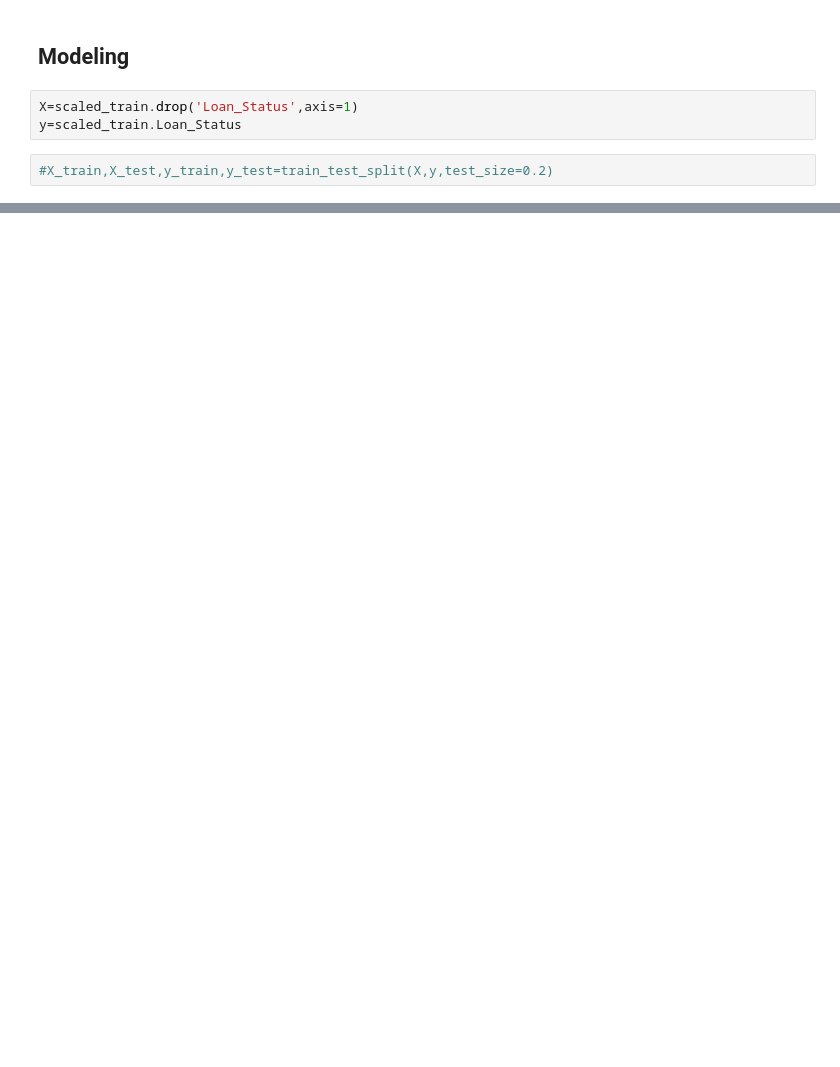
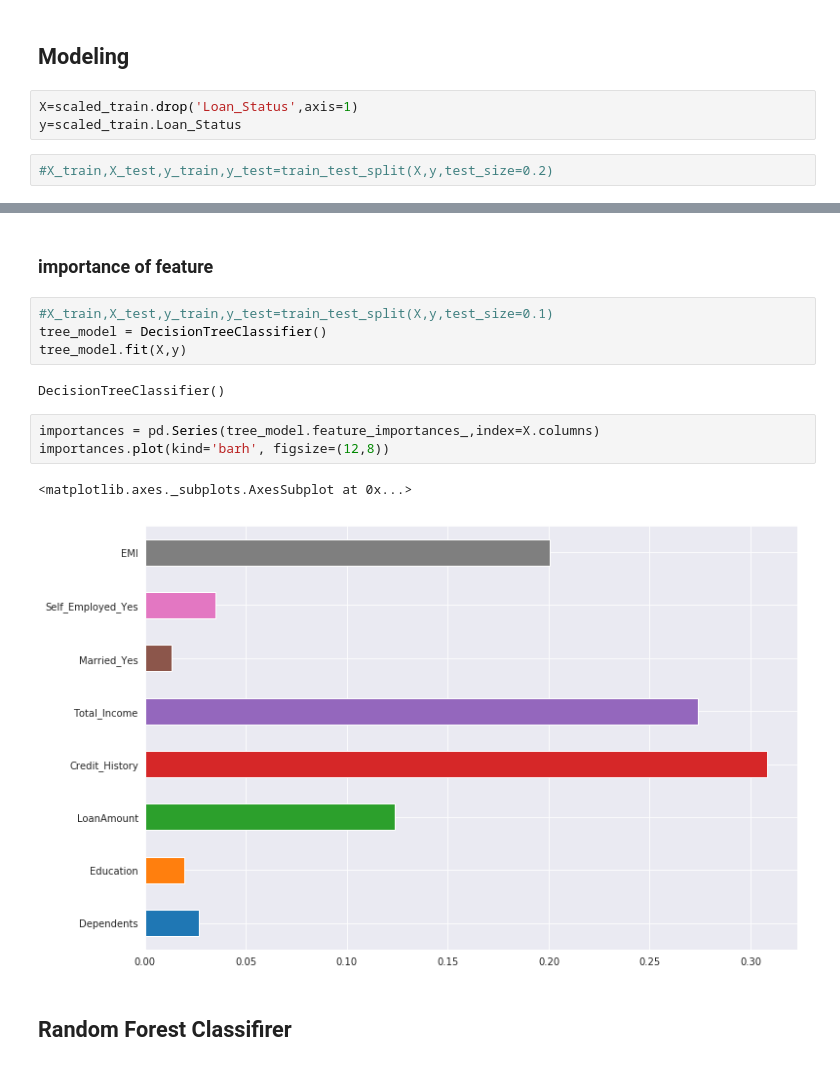
Before and after one commit to faisal-git/predict_loan_approval, a Jupyter notebook: predict_loan.ipynb, the cells around one changed output, grey strips where cells are left out. Saved outputs shown, nothing was run; the diff lists cells and outputs as text; blank space fills up the shorter version.

Commit message:
added differnt classifiers and included importance feature graph

```diff
--- a/predict_loan.ipynb
+++ b/predict_loan.ipynb
@@ -1284,0 +1319,16 @@ y=scaled_train.Loan_Status
+# %% [markdown]
+### importance of feature
+# %%
+#X_train,X_test,y_train,y_test=train_test_split(X,y,test_size=0.1)
+tree_model = DecisionTreeClassifier()
+tree_model.fit(X,y)
+# %% [output]
+DecisionTreeClassifier()
+# %%
+importances = pd.Series(tree_model.feature_importances_,index=X.columns)
+importances.plot(kind='barh', figsize=(12,8))
+# %% [output]
+<matplotlib.axes._subplots.AxesSubplot at 0x...>
+[figure, added]
+# %% [markdown]
+## Random Forest Classifirer
```
Also changed, not shown: parts of 43 cells of this notebook.
